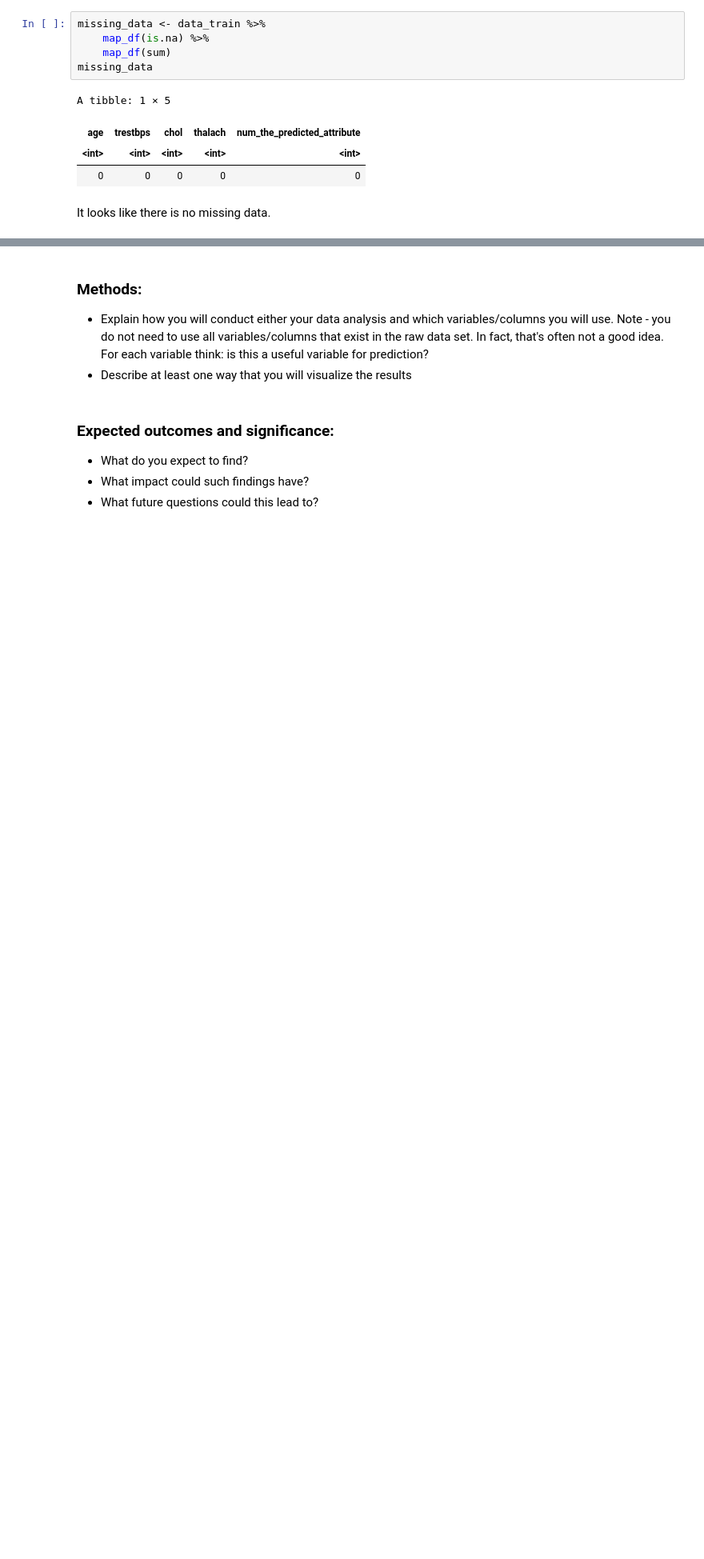
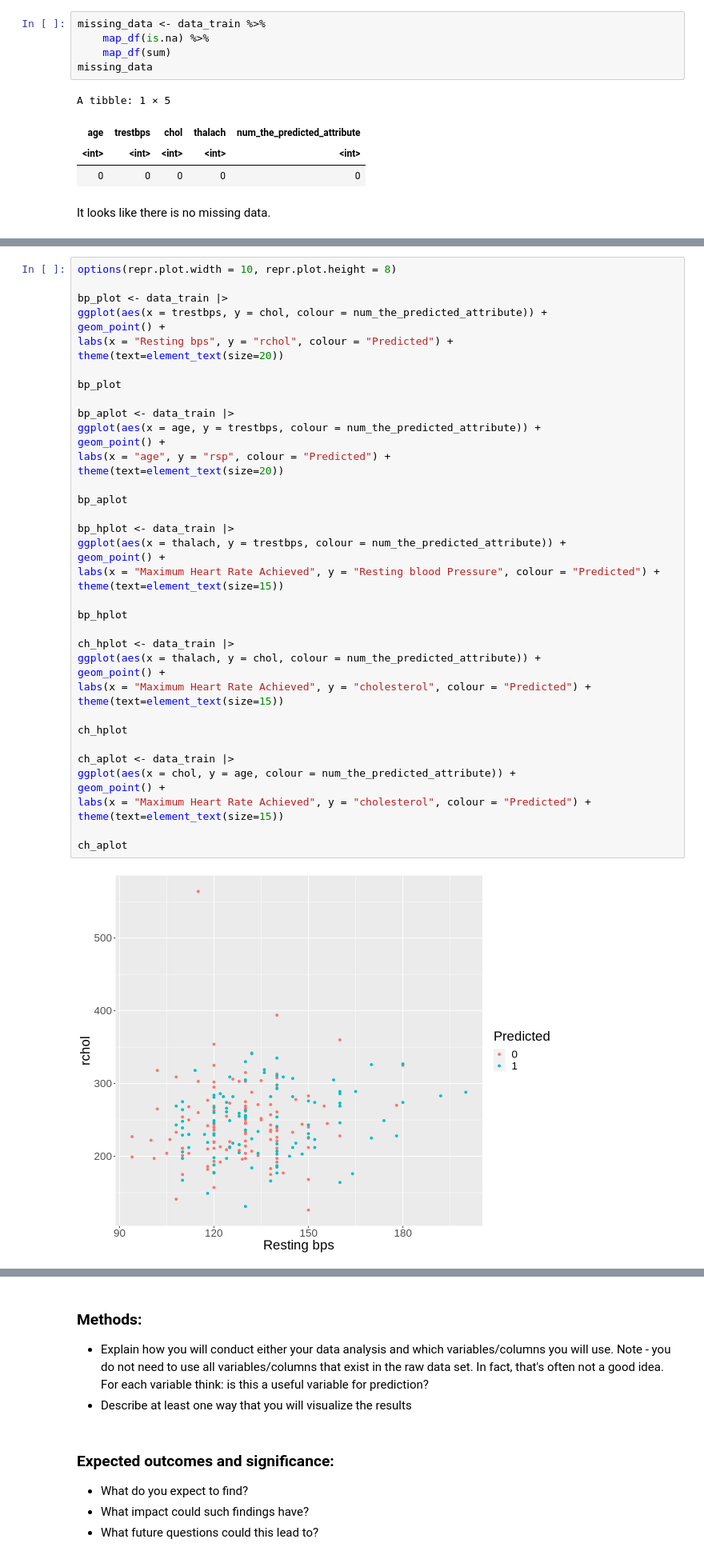
Before and after one commit to ggzggzggzggz/dsci-100-2022w1-group-083, a Jupyter notebook: group_project_proposal.ipynb, the cells around one changed output, grey strips where cells are left out. Shown at 80% size. Cells and saved outputs as stored; diff of their text form; blank space fills up the shorter version.

Commit message:
Scatter Plot

```diff
--- a/group_project_proposal.ipynb
+++ b/group_project_proposal.ipynb
@@ -114,0 +133,44 @@ thalach_plot
+# %%
+options(repr.plot.width = 10, repr.plot.height = 8)
+
+bp_plot <- data_train |>
+ggplot(aes(x = trestbps, y = chol, colour = num_the_predicted_attribute)) +
+geom_point() +
+labs(x = "Resting bps", y = "rchol", colour = "Predicted") +
+theme(text=element_text(size=20))
+
+bp_plot
+
+bp_aplot <- data_train |>
+ggplot(aes(x = age, y = trestbps, colour = num_the_predicted_attribute)) +
+geom_point() +
+labs(x = "age", y = "rsp", colour = "Predicted") +
+theme(text=element_text(size=20))
+
+bp_aplot
+
+bp_hplot <- data_train |>
+ggplot(aes(x = thalach, y = trestbps, colour = num_the_predicted_attribute)) +
+geom_point() +
+labs(x = "Maximum Heart Rate Achieved", y = "Resting blood Pressure", colour = "Predicted") +
+theme(text=element_text(size=15))
+
+bp_hplot
+
+ch_hplot <- data_train |>
+ggplot(aes(x = thalach, y = chol, colour = num_the_predicted_attribute)) +
+geom_point() +
+labs(x = "Maximum Heart Rate Achieved", y = "cholesterol", colour = "Predicted") +
+theme(text=element_text(size=15))
+
+ch_hplot
+
+ch_aplot <- data_train |>
+ggplot(aes(x = chol, y = age, colour = num_the_predicted_attribute)) +
+geom_point() +
+labs(x = "Maximum Heart Rate Achieved", y = "cholesterol", colour = "Predicted") +
+theme(text=element_text(size=15))
+
+ch_aplot
+# %% [output]
+[figure, added]
```
Also changed, not shown: parts of 4 cells of this notebook.
